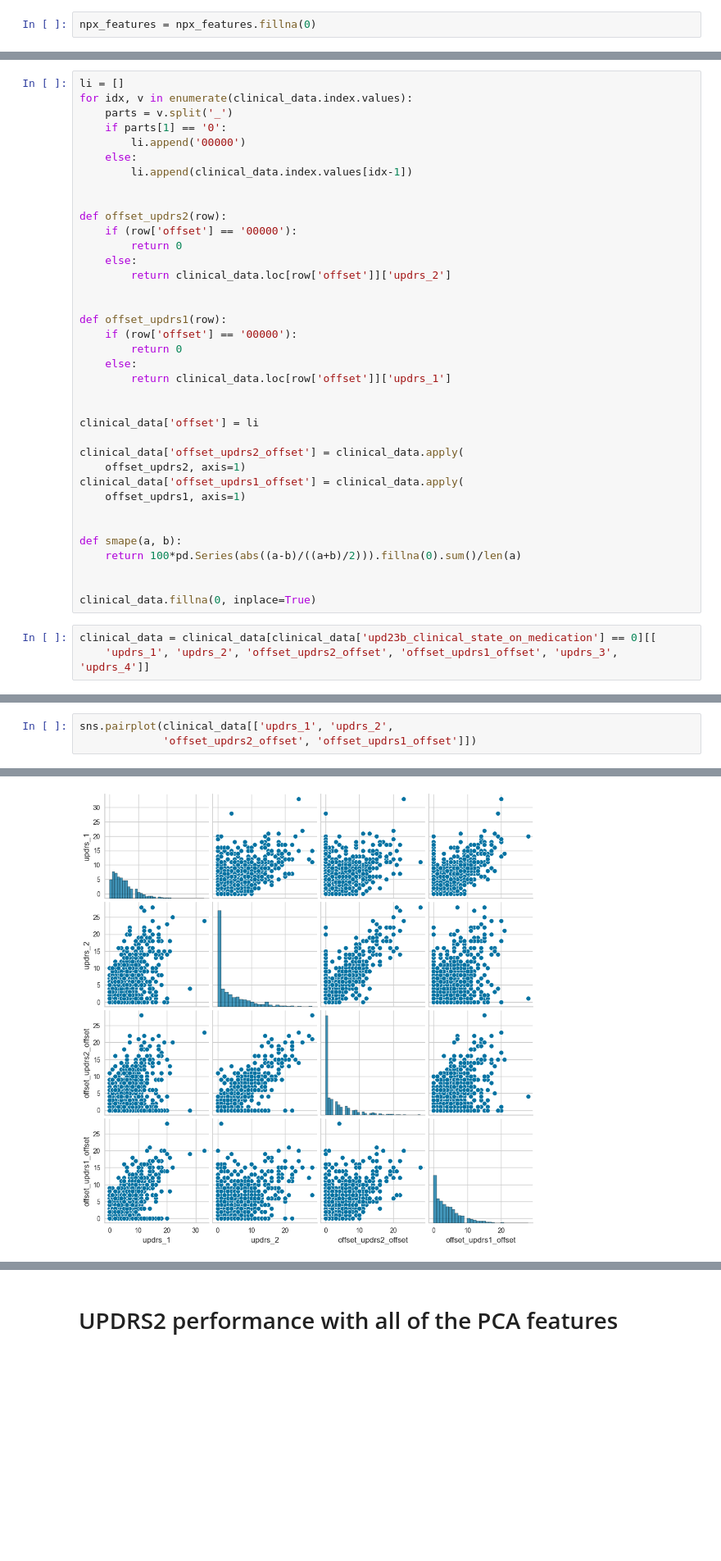
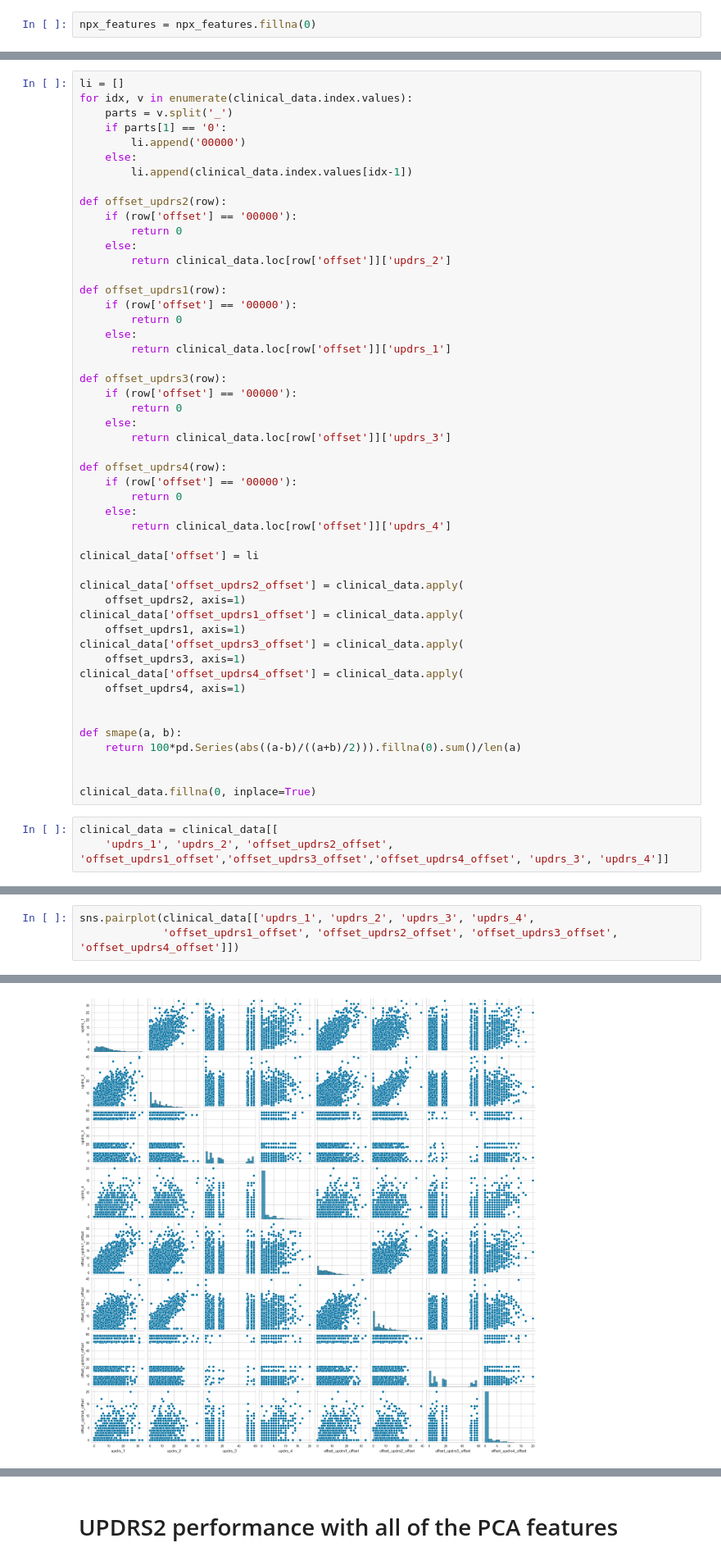
Before and after one commit to prithvidasgupta/si-618-parkinson-prediction, a Jupyter notebook: rough_work/featured_proteins.ipynb, the cells around one changed output, grey strips where cells are left out. Shown at 82% size. Cells and saved outputs as stored; diff of their text form; blank space fills up the shorter version.

```diff
--- a/rough_work/featured_proteins.ipynb
+++ b/rough_work/featured_proteins.ipynb
@@ -60,13 +48,11 @@ for idx, v in enumerate(clinical_data.index.values):
     else:
         li.append(clinical_data.index.values[idx-1])
 
-
 def offset_updrs2(row):
     if (row['offset'] == '00000'):
         return 0
     else:
         return clinical_data.loc[row['offset']]['updrs_2']
-
 
 def offset_updrs1(row):
     if (row['offset'] == '00000'):
@@ -74,6 +60,17 @@ def offset_updrs1(row):
     else:
         return clinical_data.loc[row['offset']]['updrs_1']
 
+def offset_updrs3(row):
+    if (row['offset'] == '00000'):
+        return 0
+    else:
+        return clinical_data.loc[row['offset']]['updrs_3']
+
+def offset_updrs4(row):
+    if (row['offset'] == '00000'):
+        return 0
+    else:
+        return clinical_data.loc[row['offset']]['updrs_4']
 
 clinical_data['offset'] = li
 
@@ -81,6 +78,10 @@ clinical_data['offset_updrs2_offset'] = clinical_data.apply(
     offset_updrs2, axis=1)
 clinical_data['offset_updrs1_offset'] = clinical_data.apply(
     offset_updrs1, axis=1)
+clinical_data['offset_updrs3_offset'] = clinical_data.apply(
+    offset_updrs3, axis=1)
+clinical_data['offset_updrs4_offset'] = clinical_data.apply(
+    offset_updrs4, axis=1)
 
 
 def smape(a, b):
@@ -89,5 +90,5 @@ def smape(a, b):
 
 clinical_data.fillna(0, inplace=True)
 # %%
-clinical_data = clinical_data[clinical_data['upd23b_clinical_state_on_medication'] == 0][[
-    'updrs_1', 'updrs_2', 'offset_updrs2_offset', 'offset_updrs1_offset', 'updrs_3', 'updrs_4']]
+clinical_data = clinical_data[[
+    'updrs_1', 'updrs_2', 'offset_updrs2_offset', 'offset_updrs1_offset','offset_updrs3_offset','offset_updrs4_offset', 'updrs_3', 'updrs_4']]
@@ -94,6 +112,6 @@ clinical_data = clinical_data[clinical_data['upd23b_clinical_state_on_medication
 # %%
-sns.pairplot(clinical_data[['updrs_1', 'updrs_2',
-             'offset_updrs2_offset', 'offset_updrs1_offset']])
+sns.pairplot(clinical_data[['updrs_1', 'updrs_2', 'updrs_3', 'updrs_4',
+             'offset_updrs1_offset', 'offset_updrs2_offset', 'offset_updrs3_offset', 'offset_updrs4_offset']])
 # %% [output]
 <seaborn.axisgrid.PairGrid at 0x...>
-[figure, old version]
+[figure, new version]
```
Also changed, not shown: parts of 50 cells of this notebook.
